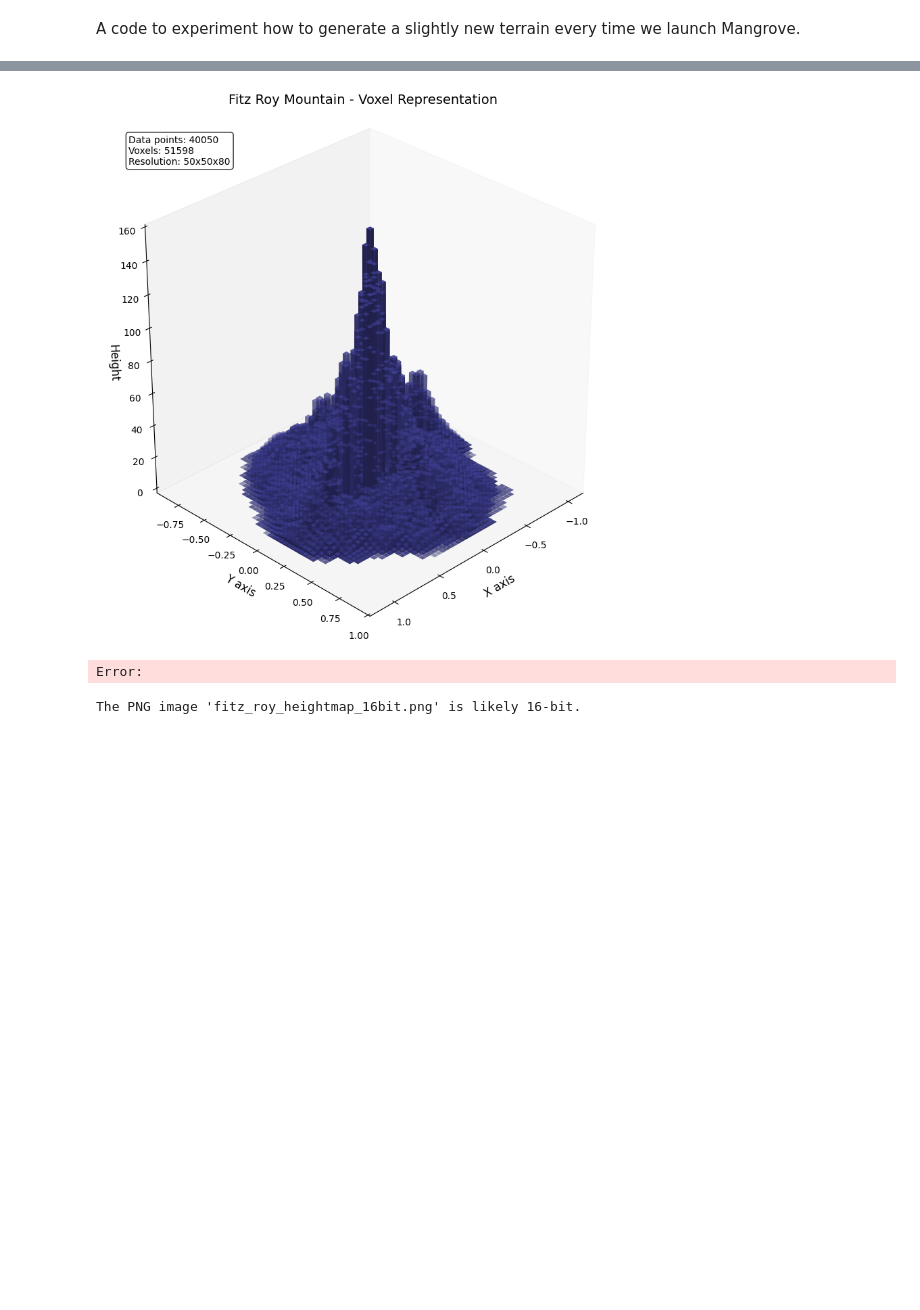
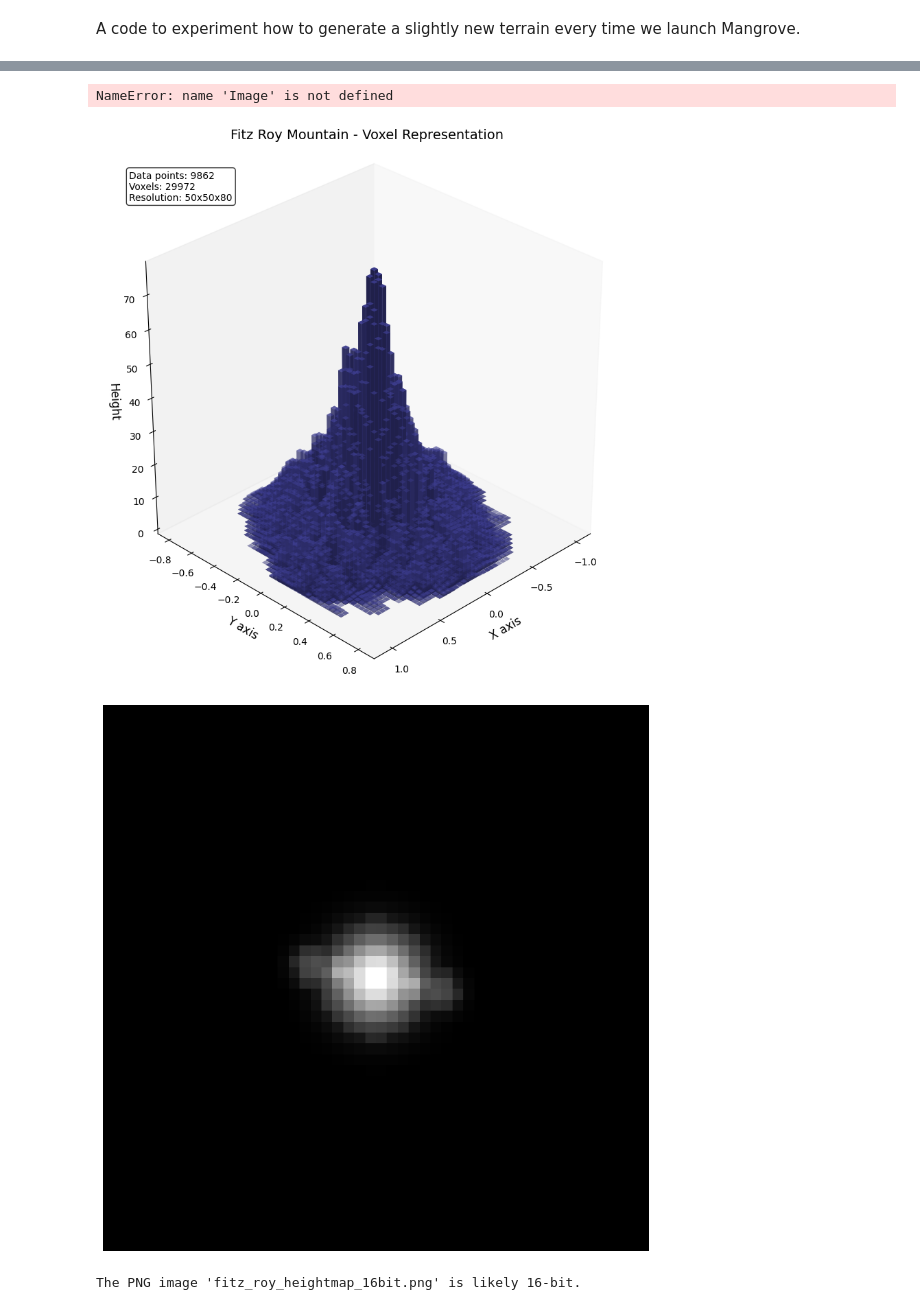
Before and after one commit to albusdemens/mangrove, a Jupyter notebook: notebooks/mountains.ipynb, the cells around one changed output, grey strips where cells are left out. Saved outputs shown, nothing was run; the diff lists cells and outputs as text; code cells hidden in the pictures; blank space fills up the shorter version.

```diff
--- a/notebooks/mountains.ipynb
+++ b/notebooks/mountains.ipynb
@@ -262,14 +261,14 @@ if __name__ == "__main__":
 # %%
-def generate_fitz_roy_mountain(grid_size=50, heightmap_resolution=25):
+def generate_fitz_roy_mountain():
     # Import necessary libraries
     import numpy as np
     import matplotlib.pyplot as plt
     from mpl_toolkits.mplot3d import Axes3D
     from scipy.interpolate import RegularGridInterpolator
     from scipy.ndimage import gaussian_filter
-    from PIL import Image  # Import Pillow for image manipulation
 
     # Create a grid for our base terrain
+    grid_size = 50
     x = np.linspace(-3, 3, grid_size)
     y = np.linspace(-3, 3, grid_size)
     xx, yy = np.meshgrid(x, y)
@@ -383,8 +382,6 @@ def generate_fitz_roy_mountain(grid_size=50, heightmap_resolution=25):
     y_pos = np.array(y_pos)
     z_pos = np.array(z_pos)
     heights = np.array(heights)
-    # Export all values as npy array
-    np.save("fitz_roy_data.npy", data)
 
     # Create a 3D bar plot with a more minimalist scientific style
     plt.rcParams['font.family'] = 'DejaVu Sans'  # Use a more common font
@@ -420,40 +417,54 @@ def generate_fitz_roy_mountain(grid_size=50, heightmap_resolution=25):
 
     # Adjust viewing angle for better visualization
     ax.view_init(30, 45)
 
     # Clean up the plot - remove grid for minimalist look
     ax.grid(False)
 
     # Set a tight aspect ratio
     ax.set_box_aspect([1, 1, 1])
 
     # Set labels with standard font
     ax.set_xlabel('X axis', fontsize=12)
     ax.set_ylabel('Y axis', fontsize=12)
     ax.set_zlabel('Height', fontsize=12)
 
     # Add a title with scientific styling
     plt.title('Fitz Roy Mountain - Voxel Representation', fontsize=14)
 
     # Add stats text box for scientific feel
     ax.text2D(0.05, 0.95,
               f"Data points: {len(data)}\nVoxels: {len(heights)}\nResolution: {len(x_fine)}x{len(y_fine)}x{len(z_fine)}",
               transform=ax.transAxes,
               fontsize=10,
               verticalalignment='top',
               bbox=dict(boxstyle='round', facecolor='white', alpha=0.8))
 
+    # Save the heightmap for use in Godot (saving an 8-bit version as well for broader compatibility)
+    plt.figure(figsize=(10, 10))
+    plt.imshow(height_map, cmap='gray')
+    plt.axis('off')
+    plt.savefig("fitz_roy_heightmap_8bit.png", bbox_inches='tight', pad_inches=0, dpi=300)
+
+    # Save the heightmap as 16-bit grayscale PNG
+    height_map_scaled = ((height_map - np.min(height_map)) / (np.max(height_map) - np.min(height_map))) * 65535
+    height_map_uint16 = height_map_scaled.astype(np.uint16)
+    img_16bit = Image.fromarray(height_map_uint16)
+    img_16bit.save("fitz_roy_heightmap_16bit.png")
+
+    # Set tight layout and show the 3D plot
+    plt.tight_layout()
+    plt.savefig("fitz_roy_mountain_plot.png", dpi=300)
+    plt.show()
+
     return height_map, fig
 
 if __name__ == "__main__":
-    # Set the internal grid size and the desired heightmap resolution
-    grid_size = 100        # Higher for detailed 3D plot
-    heightmap_resolution = 1000  # Lower for larger heightmap elements
-    height_map, fig = generate_fitz_roy_mountain(grid_size, heightmap_resolution)
-    np.save("fitz_roy_height_map.npy", height_map)  # Save the height map
+    height_map, fig = generate_fitz_roy_mountain()
 # %% [output]
+NameError: name 'Image' is not defined
-[figure, old version]
+[figure, new version]
-Error:
+[figure, added]
 # %%
 from PIL import Image
 
```
Also changed, not shown: parts of 5 cells of this notebook, 6 other files.
